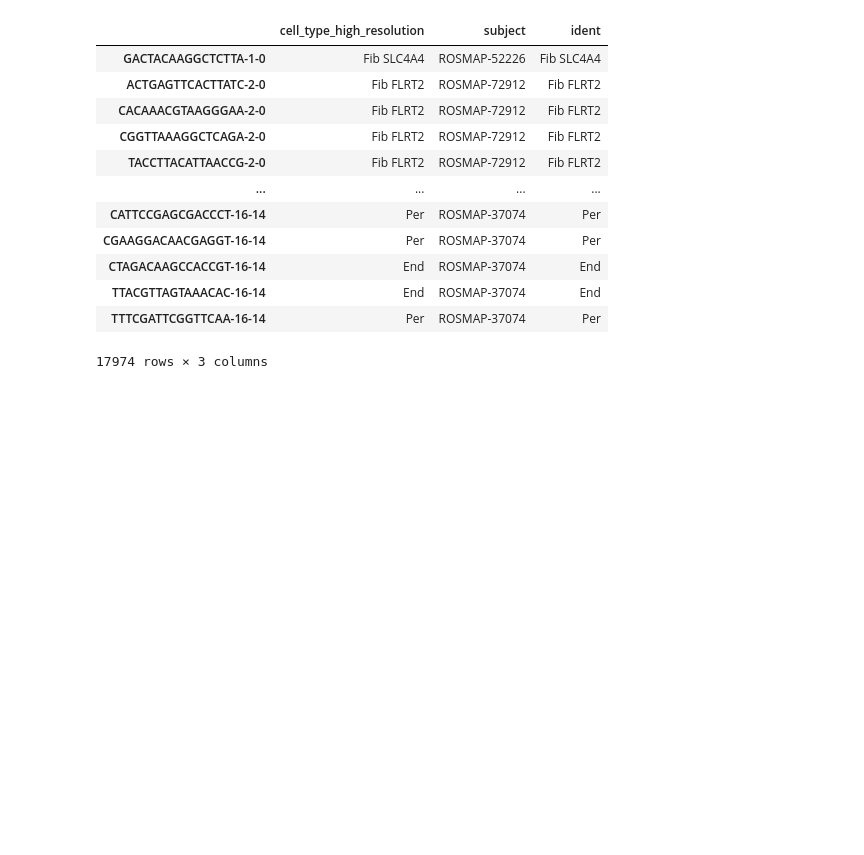
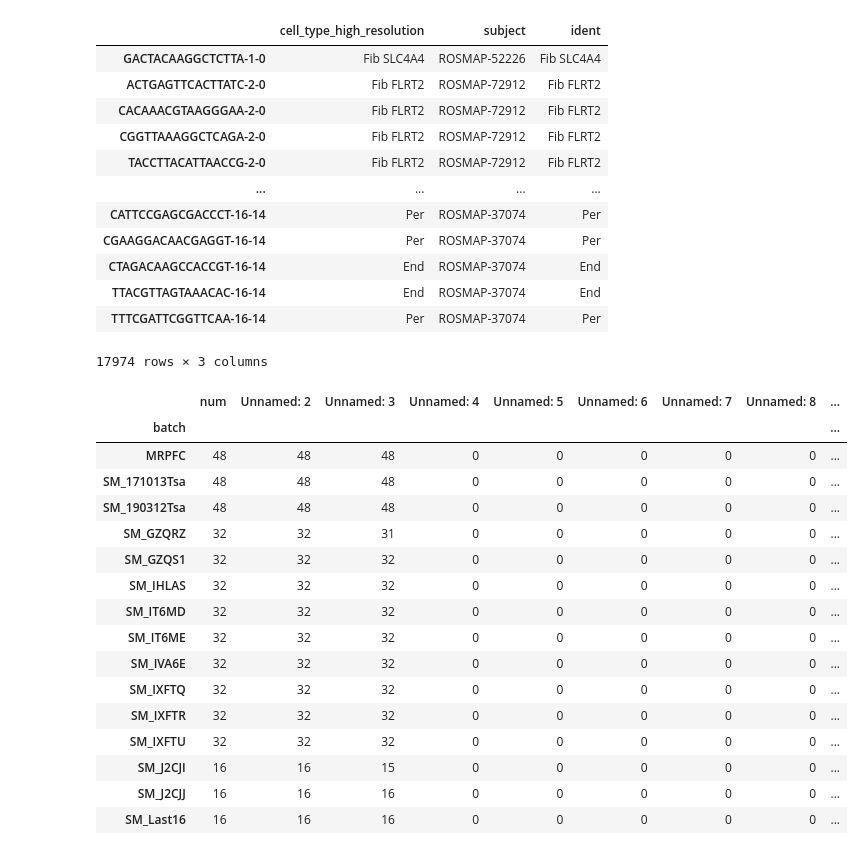
Before and after one commit to ThomasM31/BBTX11-VT26-07, a Jupyter notebook: datatesting.ipynb, the cells around one changed output. Drawn from its saved outputs; the diff is of its cells as text; code cells hidden in the pictures; blank space fills up the shorter version.

Commit message:
batch counting etc.

```diff
--- a/datatesting.ipynb
+++ b/datatesting.ipynb
@@ -247,3 +243,30 @@ adata.obs
 | TTACGTTAGTAAACAC-16-14 | End | ROSMAP-37074 | End |
 | TTTCGATTCGGTTCAA-16-14 | Per | ROSMAP-37074 | Per |
 17974 rows × 3 columns
+# %%
+# NOTE: this data is for all of the datafiles
+
+# Where we are right now, absolute pathing
+base_dir = os.path.abspath('')
+images_file_path = os.path.join(base_dir, "Data Information")
+
+df = pd.read_csv(images_file_path + "/batch_mapping_deidentified.tsv", sep="\s")
+df.groupby("batch").count()
+# %% [output]
+|  | num | Unnamed: 2 | Unnamed: 3 | Unnamed: 4 | Unnamed: 5 | Unnamed: 6 | Unnamed: 7 | Unnamed: 8 | ... |
+| batch |  |  |  |  |  |  |  |  | ... |
+| MRPFC | 48 | 48 | 48 | 0 | 0 | 0 | 0 | 0 | ... |
+| SM_171013Tsa | 48 | 48 | 48 | 0 | 0 | 0 | 0 | 0 | ... |
+| SM_190312Tsa | 48 | 48 | 48 | 0 | 0 | 0 | 0 | 0 | ... |
+| SM_GZQRZ | 32 | 32 | 31 | 0 | 0 | 0 | 0 | 0 | ... |
+| SM_GZQS1 | 32 | 32 | 32 | 0 | 0 | 0 | 0 | 0 | ... |
+| SM_IHLAS | 32 | 32 | 32 | 0 | 0 | 0 | 0 | 0 | ... |
+| SM_IT6MD | 32 | 32 | 32 | 0 | 0 | 0 | 0 | 0 | ... |
+| SM_IT6ME | 32 | 32 | 32 | 0 | 0 | 0 | 0 | 0 | ... |
+| SM_IVA6E | 32 | 32 | 32 | 0 | 0 | 0 | 0 | 0 | ... |
+| SM_IXFTQ | 32 | 32 | 32 | 0 | 0 | 0 | 0 | 0 | ... |
+| SM_IXFTR | 32 | 32 | 32 | 0 | 0 | 0 | 0 | 0 | ... |
+| SM_IXFTU | 32 | 32 | 32 | 0 | 0 | 0 | 0 | 0 | ... |
+| SM_J2CJI | 16 | 16 | 15 | 0 | 0 | 0 | 0 | 0 | ... |
+| SM_J2CJJ | 16 | 16 | 16 | 0 | 0 | 0 | 0 | 0 | ... |
+| SM_Last16 | 16 | 16 | 16 | 0 | 0 | 0 | 0 | 0 | ... |
```
Also changed, not shown: parts of 5 cells of this notebook.
